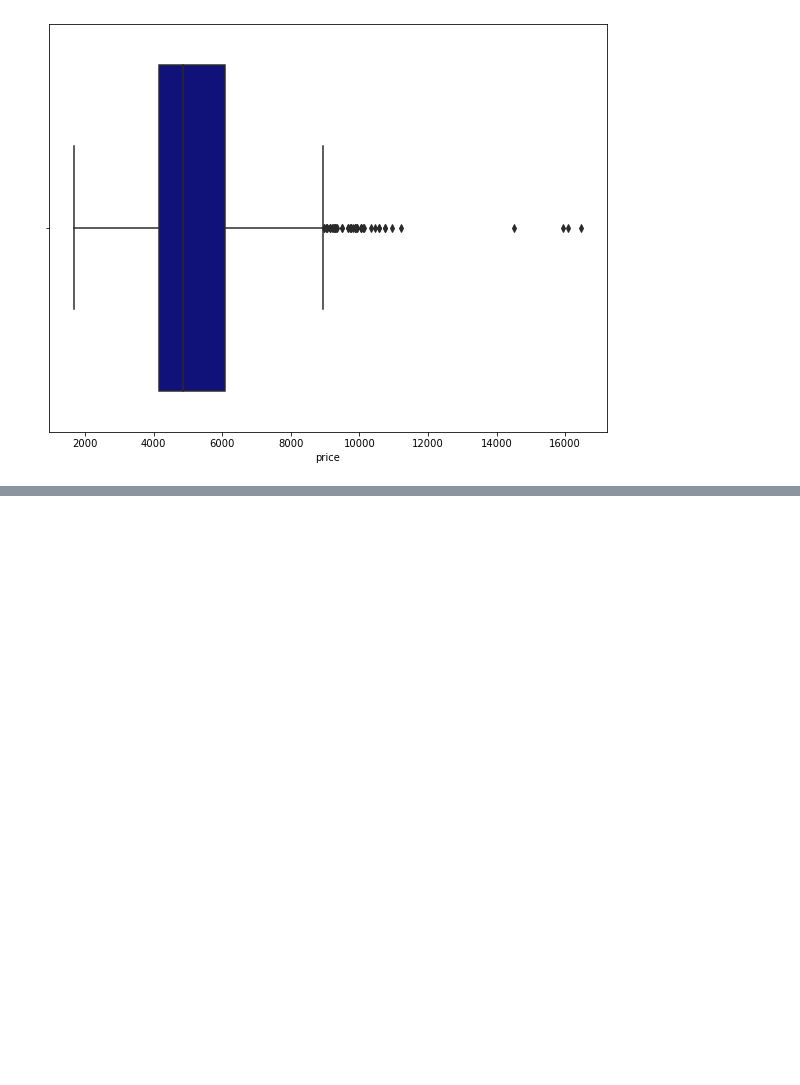
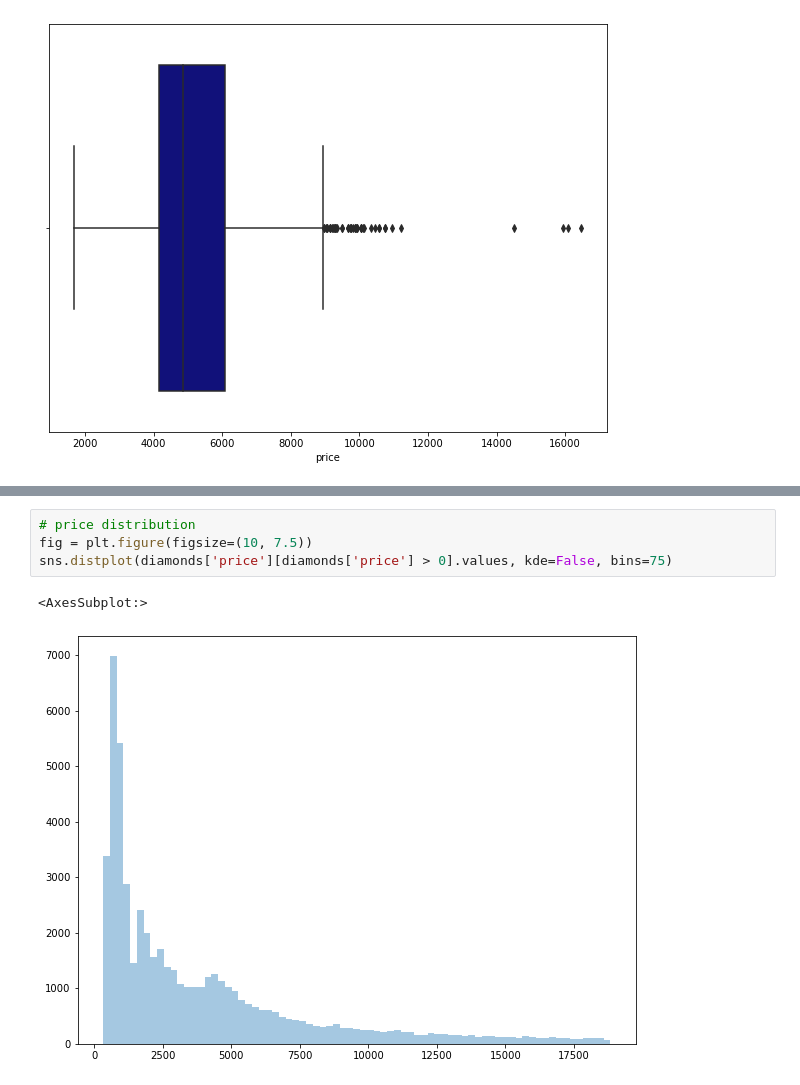
Before and after one commit to dalton704/Data-Science-Projects, a Jupyter notebook: Data Exploring/Univariate and Multivariate Analysis.ipynb, the cells around one changed output, grey strips where cells are left out. Drawn from its saved outputs; the diff is of its cells as text; blank space fills up the shorter version.

```diff
--- a/Data Exploring/Univariate and Multivariate Analysis.ipynb
+++ b/Data Exploring/Univariate and Multivariate Analysis.ipynb
@@ -39,0 +54,7 @@ sns.boxplot(x='price', data=diamonds[diamonds['carat'] == True], color = 'darkbl
+# %%
+# price distribution
+fig = plt.figure(figsize=(10, 7.5))
+sns.distplot(diamonds['price'][diamonds['price'] > 0].values, kde=False, bins=75)
+# %% [output]
+<AxesSubplot:>
+[figure, added]
```
Also changed, not shown: parts of 4 cells of this notebook.
